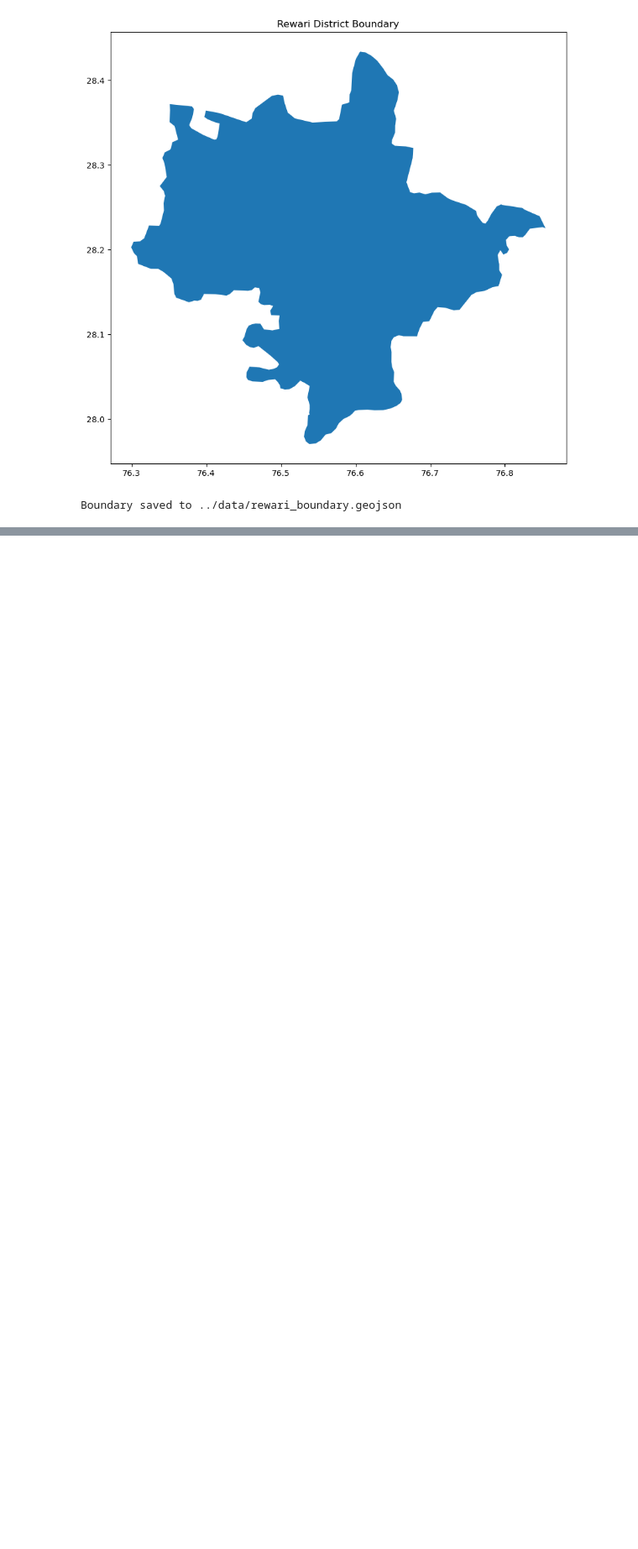
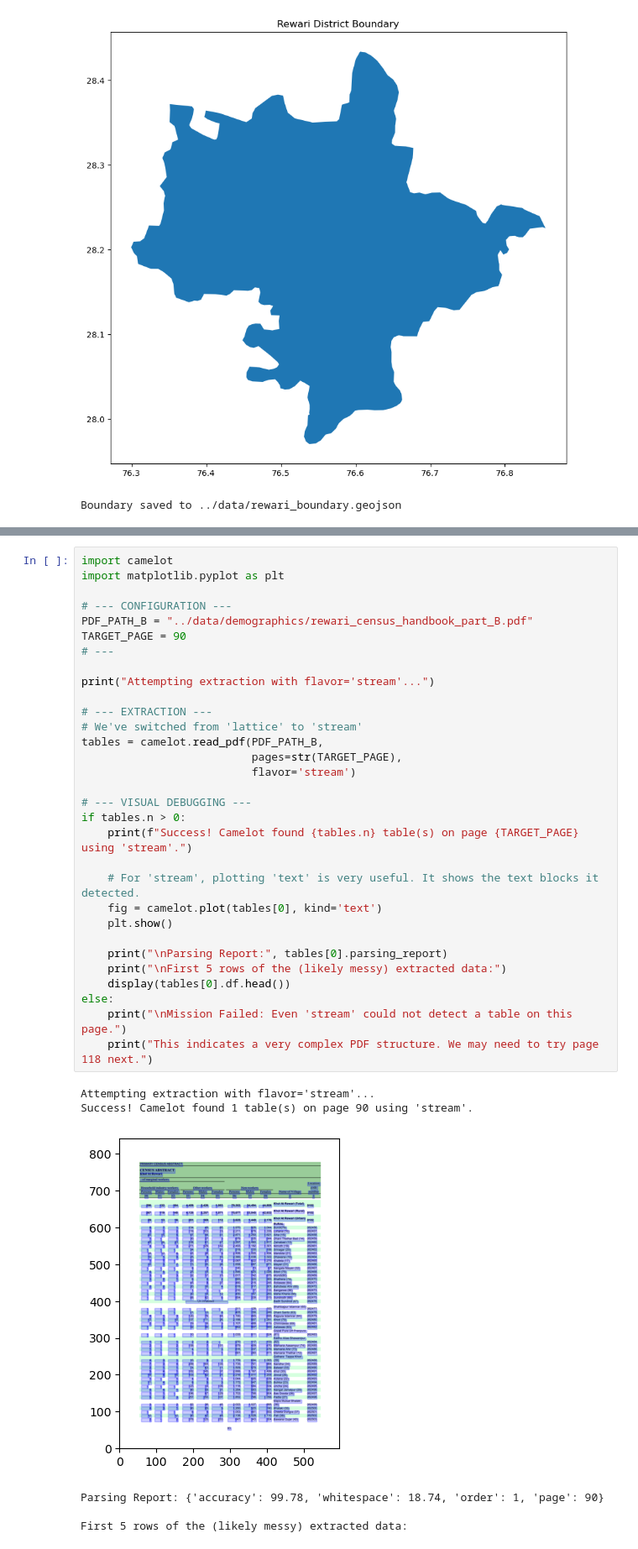
Before and after one commit to Sheenamittal/Aetheria-H, a Jupyter notebook: backend/01_data_extraction.ipynb, the cells around one changed output, grey strips where cells are left out. Shown: that part at 84% size. Drawn from its saved outputs; the diff is of its cells as text; blank space fills up the shorter version.

Commit message:
table formated

```diff
--- a/backend/01_data_extraction.ipynb
+++ b/backend/01_data_extraction.ipynb
@@ -94,0 +44,38 @@ First few rows of the extracted table:
+# %%
+import camelot
+import matplotlib.pyplot as plt
+
+# --- CONFIGURATION ---
+PDF_PATH_B = "../data/demographics/rewari_census_handbook_part_B.pdf"
+TARGET_PAGE = 90
+# ---
+
+print("Attempting extraction with flavor='stream'...")
+
+# --- EXTRACTION ---
+# We've switched from 'lattice' to 'stream'
+tables = camelot.read_pdf(PDF_PATH_B,
+                          pages=str(TARGET_PAGE),
+                          flavor='stream')
+
+# --- VISUAL DEBUGGING ---
+if tables.n > 0:
+    print(f"Success! Camelot found {tables.n} table(s) on page {TARGET_PAGE} using 'stream'.")
+
+    # For 'stream', plotting 'text' is very useful. It shows the text blocks it detected.
+    fig = camelot.plot(tables[0], kind='text')
+    plt.show()
+
+    print("\nParsing Report:", tables[0].parsing_report)
+    print("\nFirst 5 rows of the (likely messy) extracted data:")
+    display(tables[0].df.head())
+else:
+    print("\nMission Failed: Even 'stream' could not detect a table on this page.")
+    print("This indicates a very complex PDF structure. We may need to try page 118 next.")
+# %% [output]
+Attempting extraction with flavor='stream'...
+Success! Camelot found 1 table(s) on page 90 using 'stream'.
+[figure, added]
+Parsing Report: {'accuracy': 99.78, 'whitespace': 18.74, 'order': 1, 'page': 90}
+
+First 5 rows of the (likely messy) extracted data:
```
Also changed, not shown: parts of 3 cells of this notebook.
